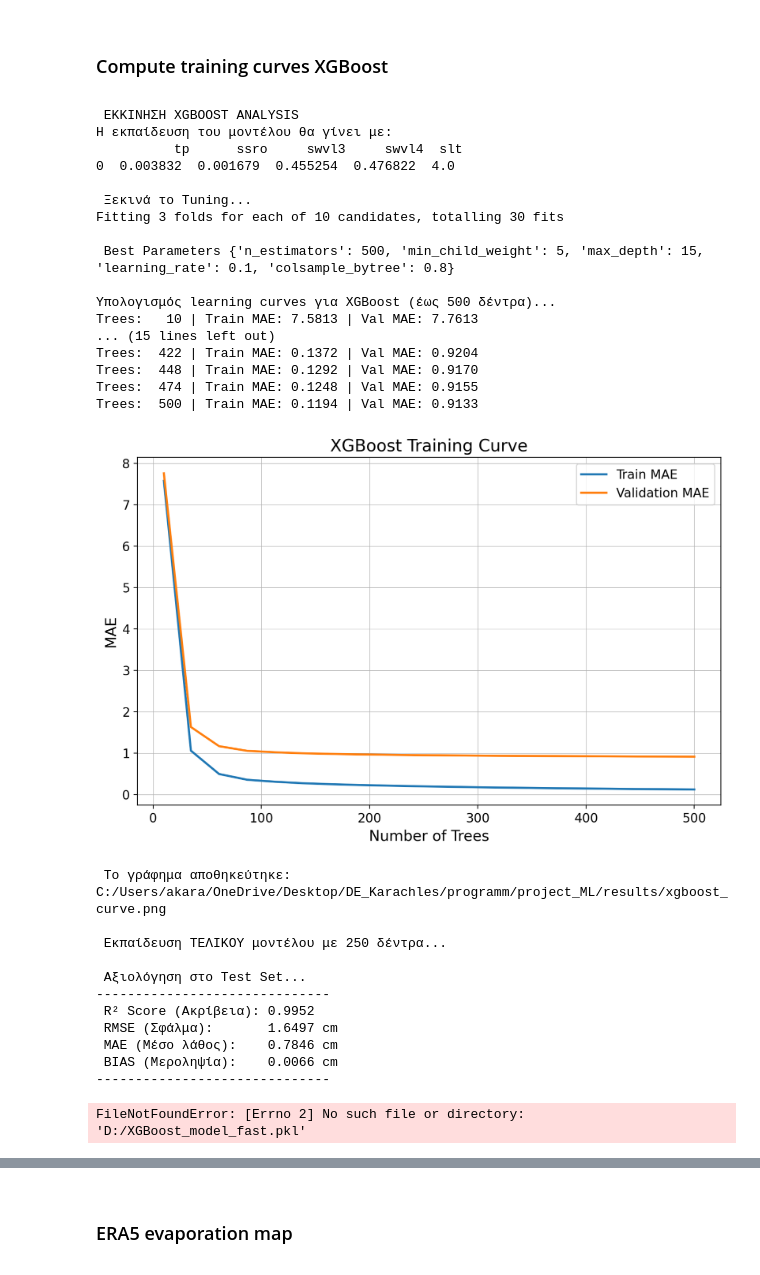
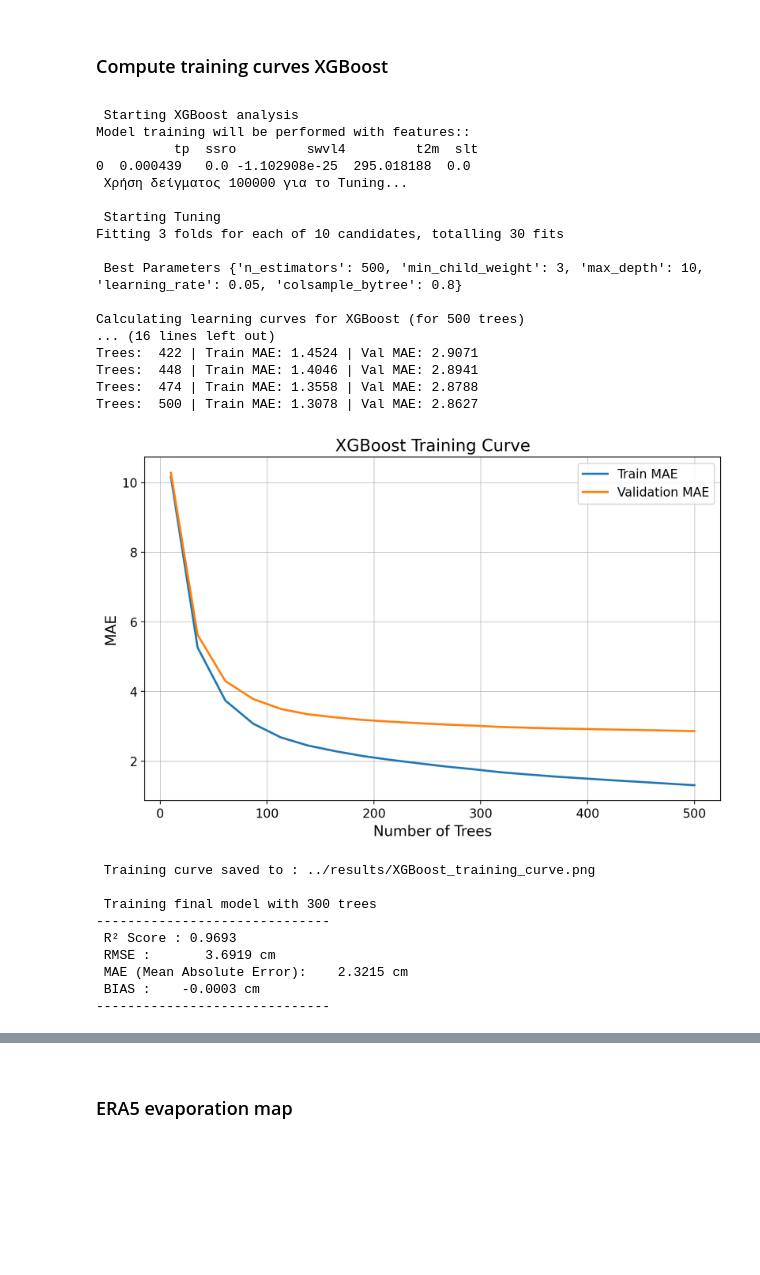
Before and after one commit to Neversplit2/grace_project, a Jupyter notebook: code/backend_notebook.ipynb, the cells around one changed output, grey strips where cells are left out. Drawn from its saved outputs; the diff is of its cells as text; code cells hidden in the pictures; blank space fills up the shorter version.

Commit message:
Model Validation & Error Analysis

```diff
--- a/code/backend_notebook.ipynb
+++ b/code/backend_notebook.ipynb
@@ -818,7 +832,7 @@ plt.grid(True, linewidth=0.5)
 
 
 # Saving plot
-curve_path = "../results/XGBoost_training_curve.pkl"
+curve_path = "../results/XGBoost_training_curve.png"
 plt.savefig(curve_path, dpi=200)
 plt.show()
 print(f" Training curve saved to : {curve_path}")
@@ -830,62 +844,53 @@ print(f"\n Training final model with {final_n_estimators} trees")
 best_xgb = xgb.XGBRegressor(
     objective='reg:squarederror',
     random_state=42,
     n_jobs=-1,
     **{k: v for k, v in best_params.items() if k != 'n_estimators'},
     n_estimators=final_n_estimators
 )
 
 best_xgb.fit(X_train, y_train)
 
 # Evaluation
 y_pred = best_xgb.predict(X_test)
 
 mse = mean_squared_error(y_test, y_pred)
 rmse = np.sqrt(mse)
 r2 = r2_score(y_test, y_pred)
 mae = mean_absolute_error(y_test, y_pred)
 bias = np.mean(y_test - y_pred)
 
 print("-" * 30)
 print(f" R² Score : {r2:.4f}")
 print(f" RMSE :       {rmse:.4f} cm")
 print(f" MAE (Mean Absolute Error):    {mae:.4f} cm")
 print(f" BIAS :    {bias:.4f} cm")
 print("-" * 30)
-
-# Saving model
-
-model_path = "../results/XGBoost_model.pkl"
-joblib.dump(best_xgb, model_path)
-print(f" Model saved to : {model_path}")
 # %% [output]
- ΕΚΚΙΝΗΣΗ XGBOOST ANALYSIS
-Η εκπαίδευση του μοντέλου θα γίνει με:
-          tp      ssro     swvl3     swvl4  slt
-0  0.003832  0.001679  0.455254  0.476822  4.0
+ Starting XGBoost analysis
+Model training will be performed with features::
+          tp  ssro         swvl4         t2m  slt
+0  0.000439   0.0 -1.102908e-25  295.018188  0.0
+ Χρήση δείγματος 100000 για το Tuning...
 
- Ξεκινά το Tuning...
+ Starting Tuning
 Fitting 3 folds for each of 10 candidates, totalling 30 fits
 
- Best Parameters {'n_estimators': 500, 'min_child_weight': 5, 'max_depth': 15, 'learning_rate': 0.1, 'colsample_bytree': 0.8}
+ Best Parameters {'n_estimators': 500, 'min_child_weight': 3, 'max_depth': 10, 'learning_rate': 0.05, 'colsample_bytree': 0.8}
 
-Υπολογισμός learning curves για XGBoost (έως 500 δέντρα)...
-Trees:   10 | Train MAE: 7.5813 | Val MAE: 7.7613
-... (15 lines left out)
-Trees:  422 | Train MAE: 0.1372 | Val MAE: 0.9204
-Trees:  448 | Train MAE: 0.1292 | Val MAE: 0.9170
-Trees:  474 | Train MAE: 0.1248 | Val MAE: 0.9155
-Trees:  500 | Train MAE: 0.1194 | Val MAE: 0.9133
+Calculating learning curves for XGBoost (for 500 trees)
+... (16 lines left out)
+Trees:  422 | Train MAE: 1.4524 | Val MAE: 2.9071
+Trees:  448 | Train MAE: 1.4046 | Val MAE: 2.8941
+Trees:  474 | Train MAE: 1.3558 | Val MAE: 2.8788
+Trees:  500 | Train MAE: 1.3078 | Val MAE: 2.8627
-[figure, old version]
+[figure, new version]
- Το γράφημα αποθηκεύτηκε: C:/Users/akara/OneDrive/Desktop/DE_Karachles/programm/project_ML/results/xgboost_curve.png
+ Training curve saved to : ../results/XGBoost_training_curve.png
 
- Εκπαίδευση ΤΕΛΙΚΟΥ μοντέλου με 250 δέντρα...
-
- Αξιολόγηση στο Test Set...
+ Training final model with 300 trees
 ------------------------------
- R² Score (Ακρίβεια): 0.9952
- RMSE (Σφάλμα):       1.6497 cm
- MAE (Μέσο λάθος):    0.7846 cm
- BIAS (Μεροληψία):    0.0066 cm
+ R² Score : 0.9693
+ RMSE :       3.6919 cm
+ MAE (Mean Absolute Error):    2.3215 cm
+ BIAS :    -0.0003 cm
 ------------------------------
-FileNotFoundError: [Errno 2] No such file or directory: 'D:/XGBoost_model_fast.pkl'
```
Also changed, not shown: parts of 15 cells of this notebook.
